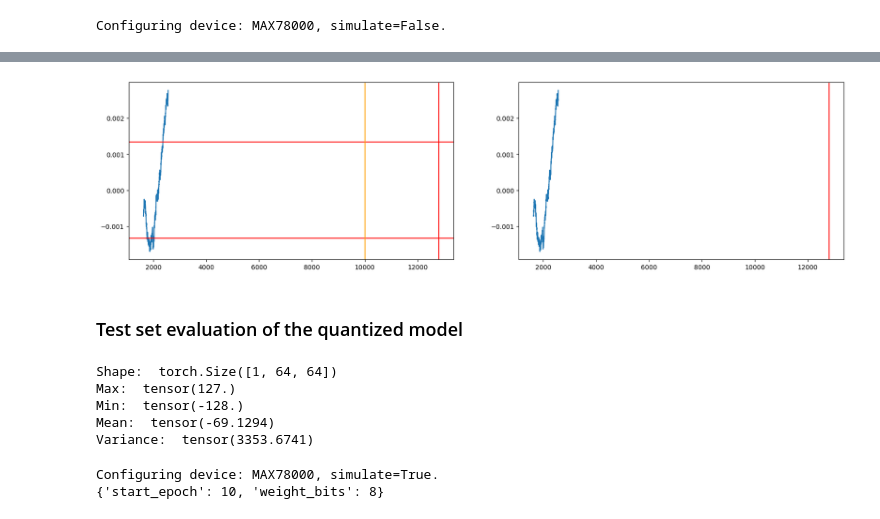
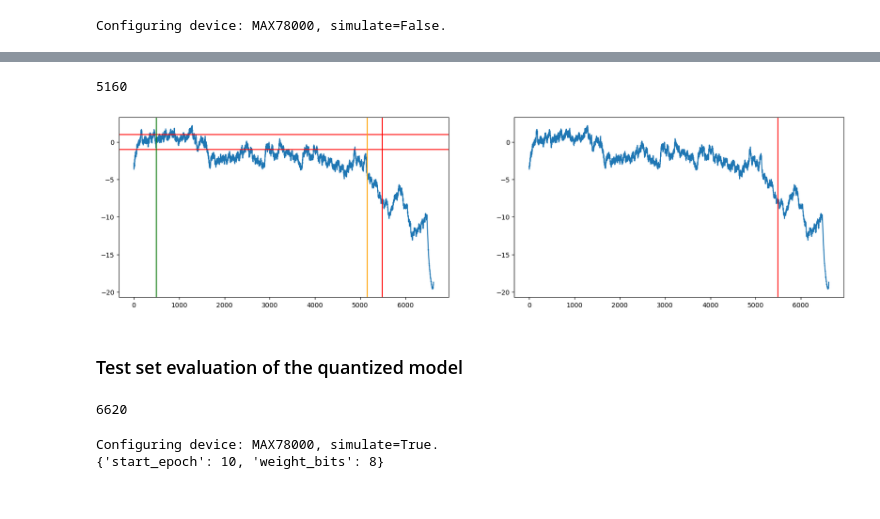
Before and after one commit to bitmorse/bearings-max78000, a Jupyter notebook: playground.ipynb, the cells around one changed output, grey strips where cells are left out. Cells and saved outputs as stored; diff of their text form; code cells hidden in the pictures.

```diff
--- a/playground.ipynb
+++ b/playground.ipynb
@@ -78,39 +78,42 @@ def exponential_smoothing(data, alpha):
 
 def plot_health_indicator(zs, start_of_early_failure, alpha):
 
-    decimation_factor = 1
-    zs = zs[::decimation_factor]
-    start_of_early_failure = start_of_early_failure//decimation_factor
+    decimation_factor = 10
+    start_of_early_failure = start_of_early_failure
+    znorm = np.linalg.norm(zs, axis=1, ord=2)
 
-    znorm = np.linalg.norm(zs, axis=1, ord=1)
+    training_set_limit = 500
 
     files_per_half_day = 24*4
-    windows_per_file = (20480//600)//decimation_factor
+    window_averaging_size = 30
+    windows_per_file = ((20480//600))//window_averaging_size
     windows_per_day = files_per_half_day * windows_per_file
-    start_of_failure = start_of_early_failure+330*windows_per_file
+    start_of_failure = (start_of_early_failure+330)*windows_per_file
 
     #smooth
     znorm = exponential_smoothing(znorm, alpha)
 
-    znorm = (znorm-np.mean(znorm))
-    stdv = np.std(znorm)
+    znorm_train = znorm[:training_set_limit*windows_per_file]
+    stdv = np.std(znorm_train)
+    mean = np.mean(znorm_train)
+    znorm = (znorm-mean)/stdv
 
     #subplots: left full znorm, right zoomed in znorm to last 5000 samples
     fig, ax = plt.subplots(1,2, figsize=(20,5))
     ax[0].plot(znorm)
 
     #plot stdv bars
-    ax[0].axhline(stdv, color='r')
-    ax[0].axhline(-stdv, color='r')
+    ax[0].axhline(1, color='r')
+    ax[0].axhline(-1, color='r')
 
     #plot vertical lines for start of early failure and end of training set
     ax[0].axvline(start_of_early_failure, color='orange')
     ax[0].axvline(start_of_failure, color='r')
 
     #add vertical line at 500
-    ax[0].axvline(500, color='g')
+    ax[0].axvline(training_set_limit*windows_per_file, color='g')
 
-    ax[1].plot(znorm[-8000//decimation_factor:])
+    ax[1].plot(znorm[-8000:])
     ax[1].axvline(start_of_failure, color='r')
 
 
@@ -210,7 +215,7 @@ class Args:
 args = Args(act_mode_8bit=False) #IMPORTANT: if this is not set to true, the test set will be float instead of int, and so you can't use the quantized model
 data_path = os.path.join(os.path.dirname(os.getcwd()), 'ai8x-training/data')
 
-ds_train,ds_test = ims_bearings.ims_bearings_get_datasets((data_path, args), load_train=True, load_test=True)
+ds_train,ds_test = ims_bearings.ims_bearings_get_datasets((data_path, args), load_train=True, load_test=True, full=True)
 
 #size of train and test set
 print("Train set size: ", len(ds_train))
@@ -224,7 +229,7 @@ ai8x.set_device(85, False, False)  #use if non quant (ai8x.set_device(85, False,
 
 #The device setting method ai8x.set_device of the ai8x module also accepts a related parameter simulate: True for the training case (act_mode_8bit = True) and False for the evaluation of quantized model or running on hardware that also initializes act_mode_8bit = False.
 
-model = bearingnet.BearingNet(num_channels=1, dimensions=(64,64))
+model = bearingnet.BearingNet(num_channels=1, dimensions=(50,50))
 checkpoint_path = '../ai8x-synthesis/trained/qat_best.pth.tar'
 model = apputils.load_lean_checkpoint(model, checkpoint_path)
 ai8x.update_model(model)
@@ -272,11 +277,14 @@ for i in range(10):
 # %%
 zlist = np.array(zlist)
 
 start_of_early_failure = len(ds_train)
 
-plot_health_indicator(zlist, start_of_early_failure)
+plot_health_indicator(zlist, start_of_early_failure, 0.02)
+
+start_of_early_failure
 # %% [output]
+5160
-[figure, old version]
+[figure, new version]
 # %% [markdown]
 ### Test set evaluation of the quantized model
 # %%
@@ -292,13 +300,9 @@ data_path = os.path.join(os.path.dirname(os.getcwd()), 'ai8x-training/data')
 ds_train,ds_test = ims_bearings.ims_bearings_get_datasets((data_path, args), load_train=True, load_test=True, full=True)
 ds = torch.utils.data.ConcatDataset([ds_train, ds_test])
 
-printstats(ds_train[2][1])
+len(ds)
 # %% [output]
-Shape:  torch.Size([1, 64, 64])
-Max:  tensor(127.)
-Min:  tensor(-128.)
-Mean:  tensor(-69.1294)
-Variance:  tensor(3353.6741)
+6620
 # %%
 #ai8x.set_device(85, True, True)  #IMPORTANT: SET SIMULATE PARAM, AS IT WILL OVERRIDE 8bit PARAM !!!!!!!!
 ai8x.set_device(85, True, True)  #use if quant
```
Also changed, not shown: parts of 12 cells of this notebook.
